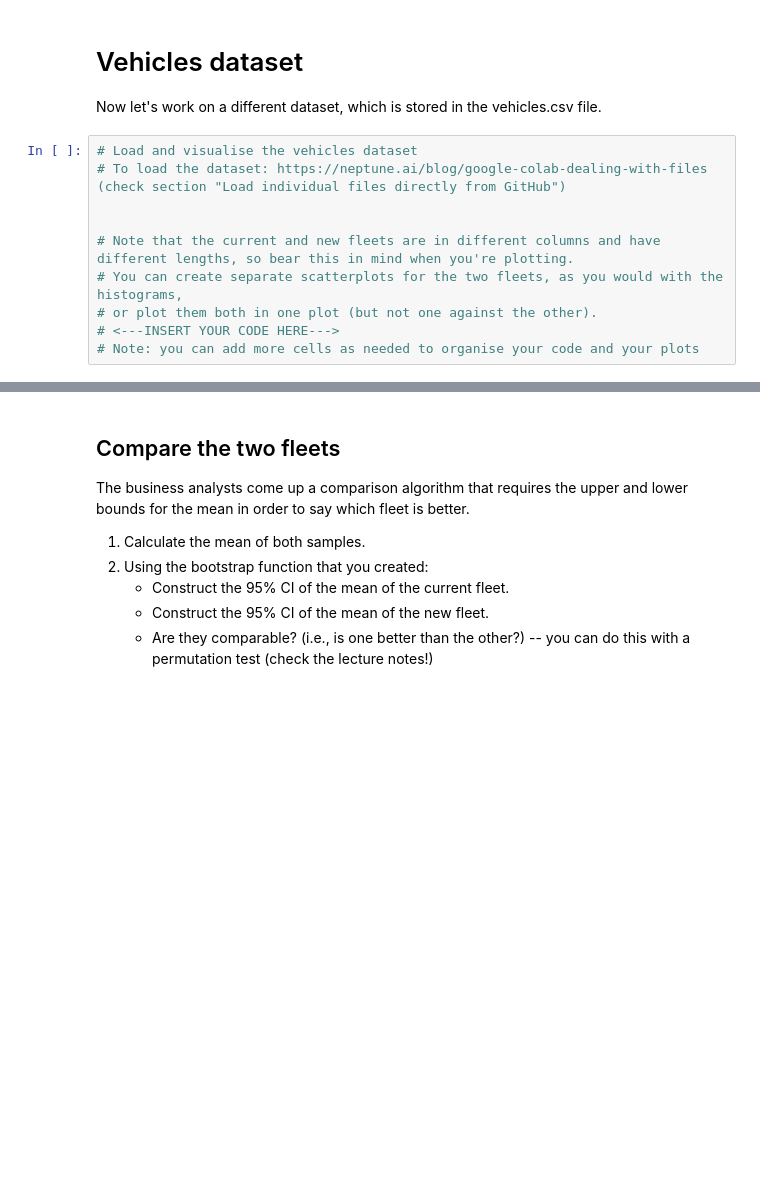
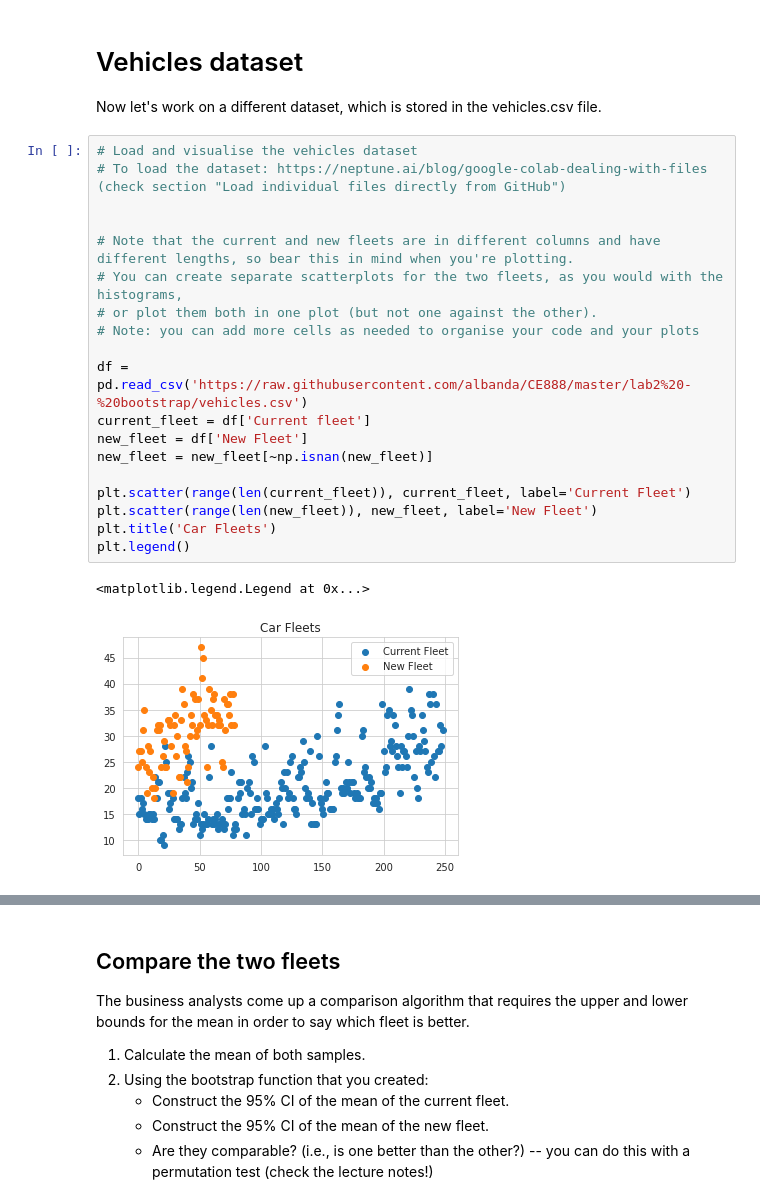
Before and after one commit to ab17254/ce888, a Jupyter notebook: Lab2/bootstrap.ipynb, the cells around one changed output, grey strips where cells are left out. Drawn from its saved outputs; the diff is of its cells as text; blank space fills up the shorter version.

```diff
--- a/Lab2/bootstrap.ipynb
+++ b/Lab2/bootstrap.ipynb
@@ -83,10 +85,22 @@ Now let's work on a different dataset, which is stored in the vehicles.csv file.
 # %%
 # Load and visualise the vehicles dataset
 # To load the dataset: https://neptune.ai/blog/google-colab-dealing-with-files (check section "Load individual files directly from GitHub")
 
 
 # Note that the current and new fleets are in different columns and have different lengths, so bear this in mind when you're plotting.
 # You can create separate scatterplots for the two fleets, as you would with the histograms,
 # or plot them both in one plot (but not one against the other).
-# <---INSERT YOUR CODE HERE--->
 # Note: you can add more cells as needed to organise your code and your plots
+
+df = pd.read_csv('https://raw.githubusercontent.com/albanda/CE888/master/lab2%20-%20bootstrap/vehicles.csv')
+current_fleet = df['Current fleet']
+new_fleet = df['New Fleet']
+new_fleet = new_fleet[~np.isnan(new_fleet)]
+
+plt.scatter(range(len(current_fleet)), current_fleet, label='Current Fleet')
+plt.scatter(range(len(new_fleet)), new_fleet, label='New Fleet')
+plt.title('Car Fleets')
+plt.legend()
+# %% [output]
+<matplotlib.legend.Legend at 0x...>
+[figure, added]
```
Also changed, not shown: parts of 10 cells of this notebook.
